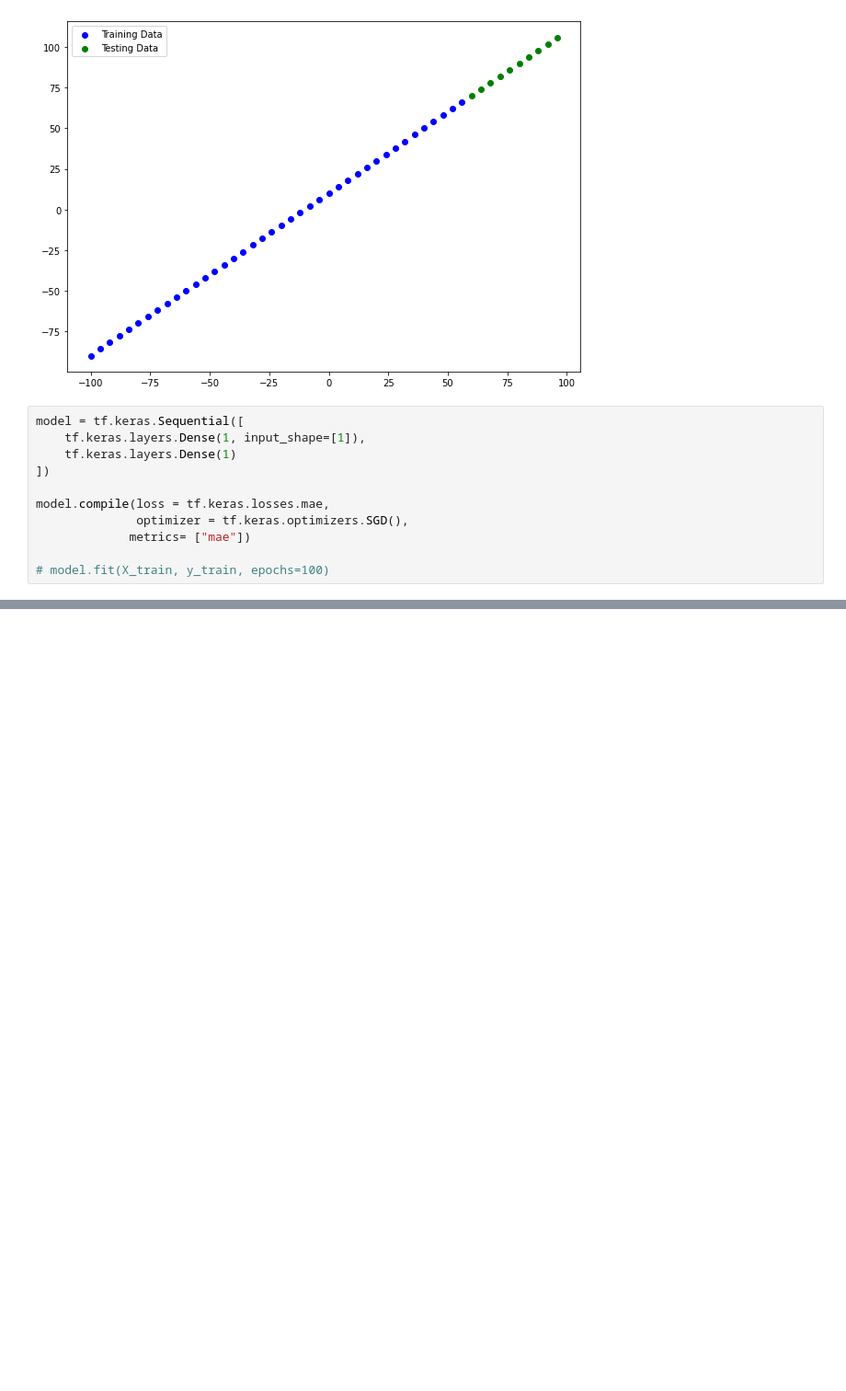
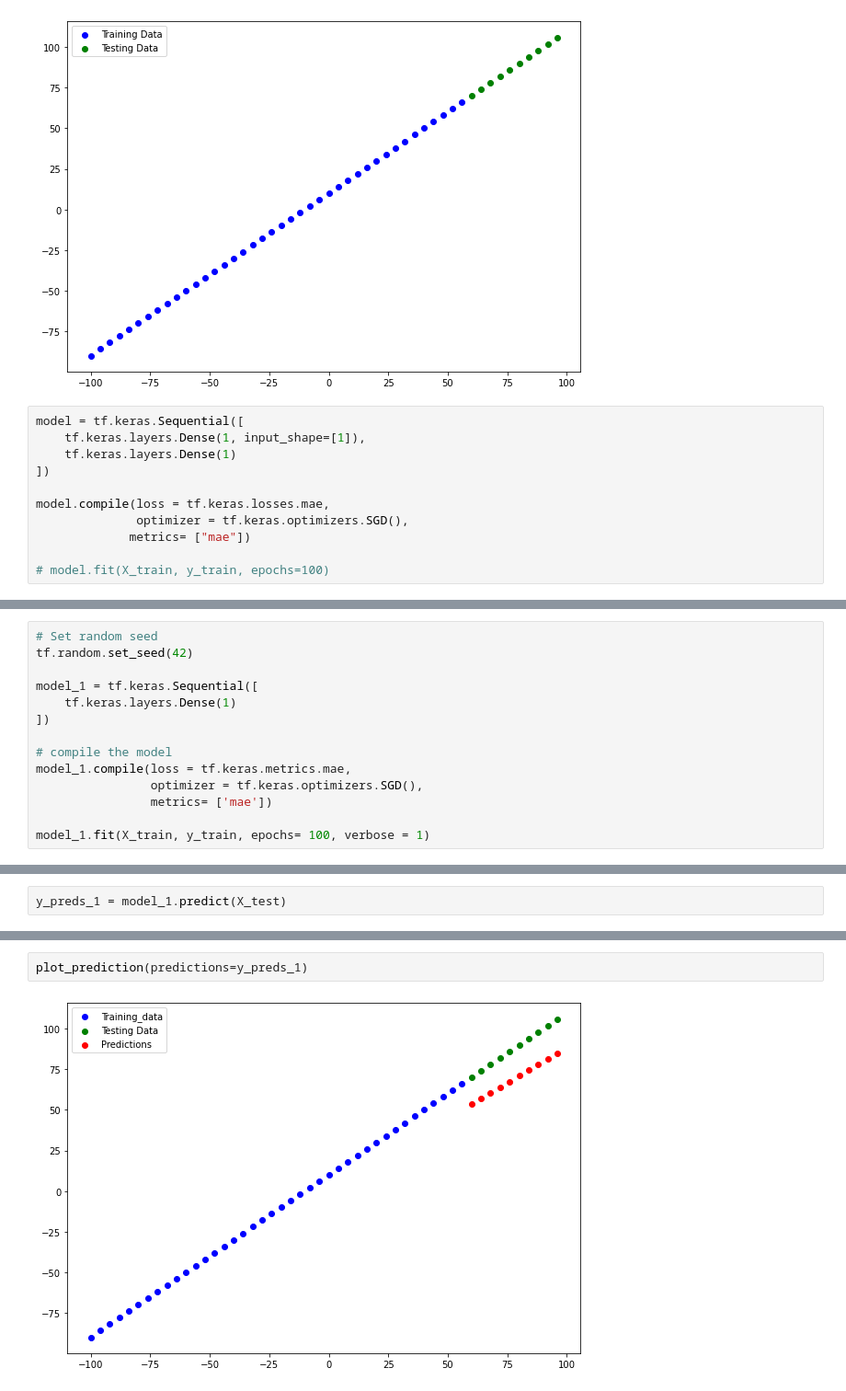
Before and after one commit to sandeepthetechie/mastering_the_art_of_tensorflow, a Jupyter notebook: Regression with neural networks using TF.ipynb, the cells around one changed output, grey strips where cells are left out. Shown at 92% size. Saved outputs shown, nothing was run; the diff lists cells and outputs as text; blank space fills up the shorter version.

```diff
--- a/Regression with neural networks using TF.ipynb
+++ b/Regression with neural networks using TF.ipynb
@@ -334,0 +356,14 @@ def mse(y_true, y_pred):
+# %%
+# Set random seed
+tf.random.set_seed(42)
+
+model_1 = tf.keras.Sequential([
+    tf.keras.layers.Dense(1)
+])
+
+# compile the model
+model_1.compile(loss = tf.keras.metrics.mae,
+                optimizer = tf.keras.optimizers.SGD(),
+                metrics= ['mae'])
+
+model_1.fit(X_train, y_train, epochs= 100, verbose = 1)
@@ -334,0 +389,2 @@ def mse(y_true, y_pred):
+# %%
+y_preds_1 = model_1.predict(X_test)
@@ -334,0 +393,4 @@ def mse(y_true, y_pred):
+# %%
+plot_prediction(predictions=y_preds_1)
+# %% [output]
+[figure, added]
```
Also changed, not shown: parts of 68 cells of this notebook, 1 other file.
